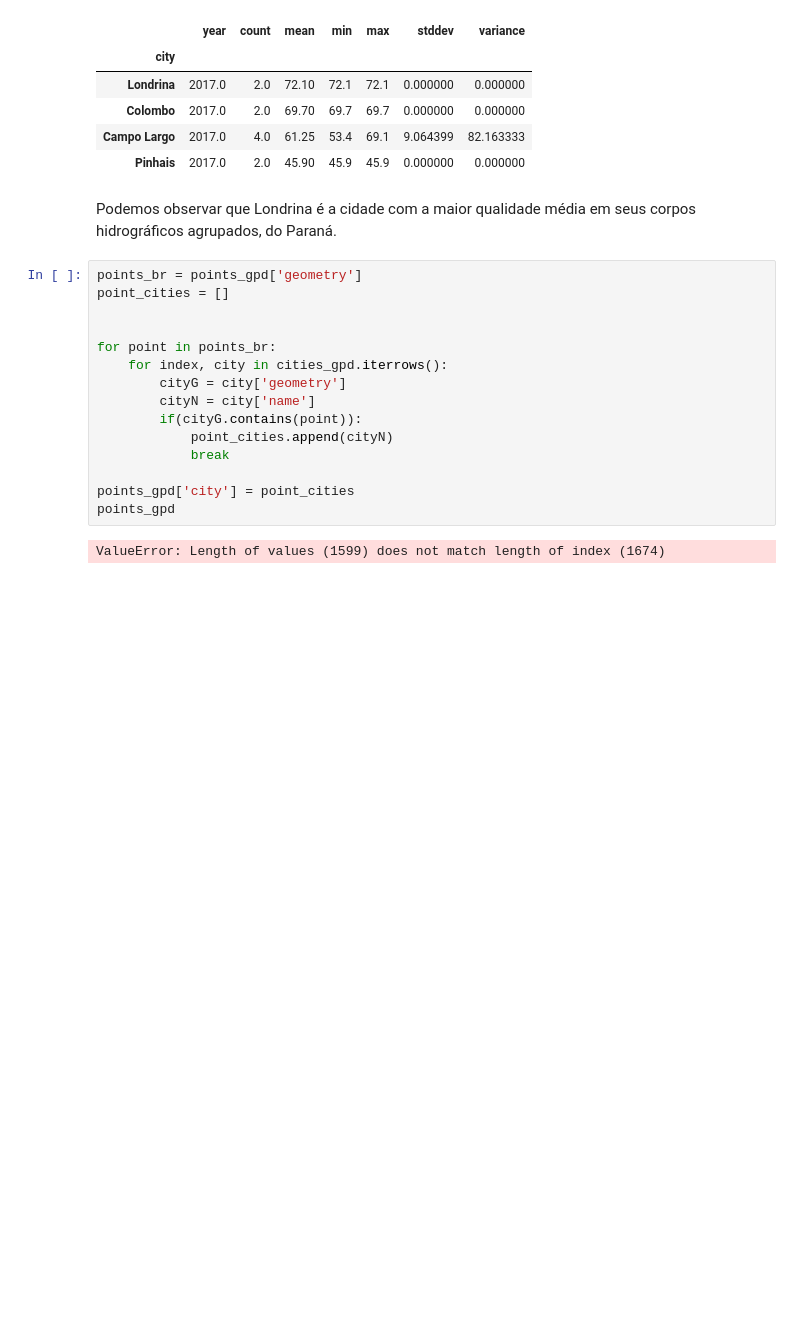
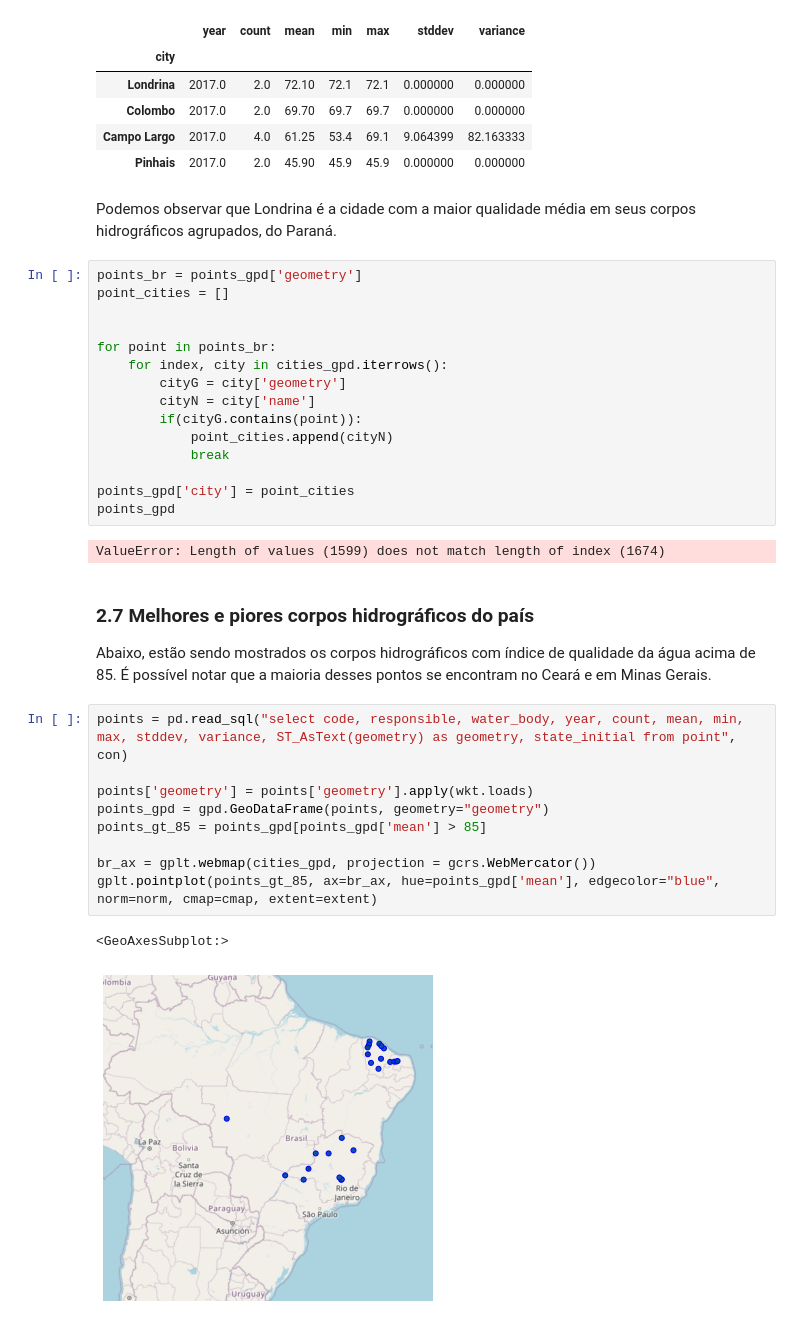
Before and after one commit to gabrielpastori/bda2, a Jupyter notebook: analysis.ipynb, the cells around one changed output. Cells and saved outputs as stored; diff of their text form; blank space fills up the shorter version.

```diff
--- a/analysis.ipynb
+++ b/analysis.ipynb
@@ -241,3 +244,18 @@ points_gpd['city'] = point_cities
 points_gpd
 # %% [output]
 ValueError: Length of values (1599) does not match length of index (1674)
+# %% [markdown]
+<h3>2.7 Melhores e piores corpos hidrográficos do país</h3>
+<p>Abaixo, estão sendo mostrados os corpos hidrográficos com índice de qualidade da água acima de 85. É possível notar que a maioria desses pontos se encontram no Ceará e em Minas Gerais.</p>
+# %%
+points = pd.read_sql("select code, responsible, water_body, year, count, mean, min, max, stddev, variance, ST_AsText(geometry) as geometry, state_initial from point", con)
+
+points['geometry'] = points['geometry'].apply(wkt.loads)
+points_gpd = gpd.GeoDataFrame(points, geometry="geometry")
+points_gt_85 = points_gpd[points_gpd['mean'] > 85]
+
+br_ax = gplt.webmap(cities_gpd, projection = gcrs.WebMercator())
+gplt.pointplot(points_gt_85, ax=br_ax, hue=points_gpd['mean'], edgecolor="blue", norm=norm, cmap=cmap, extent=extent)
+# %% [output]
+<GeoAxesSubplot:>
+[figure, added]
```
Also changed, not shown: parts of 16 cells of this notebook.
